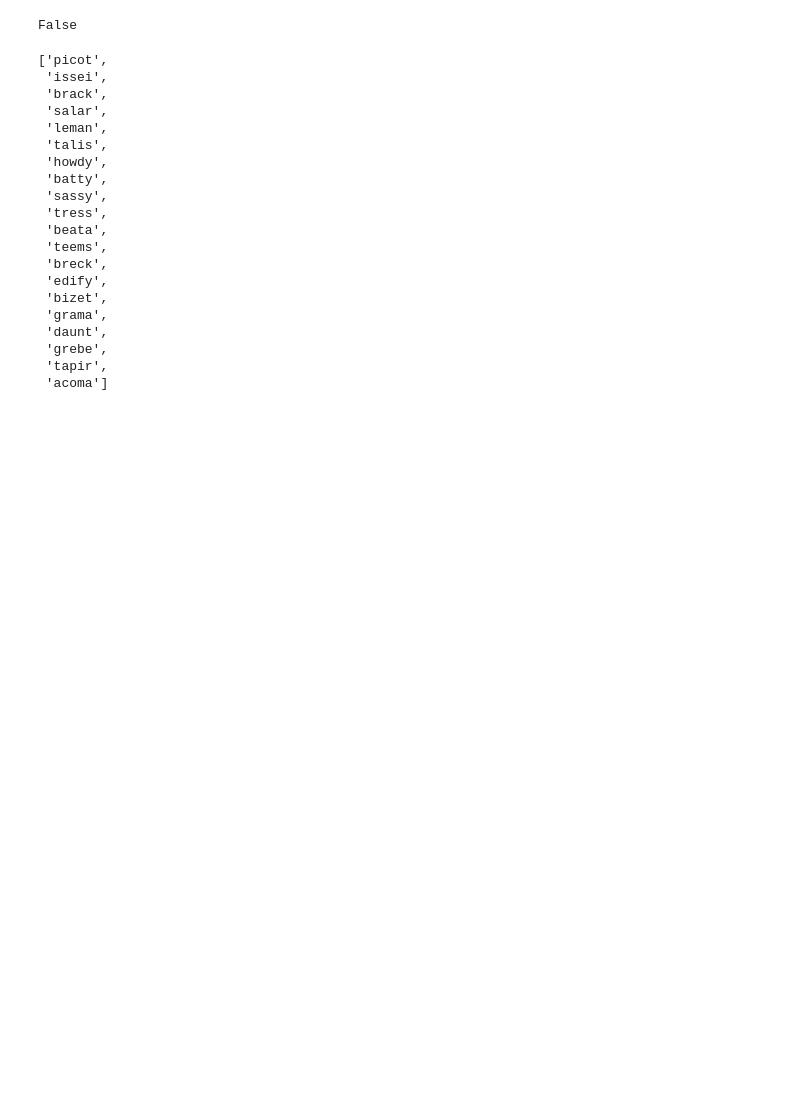
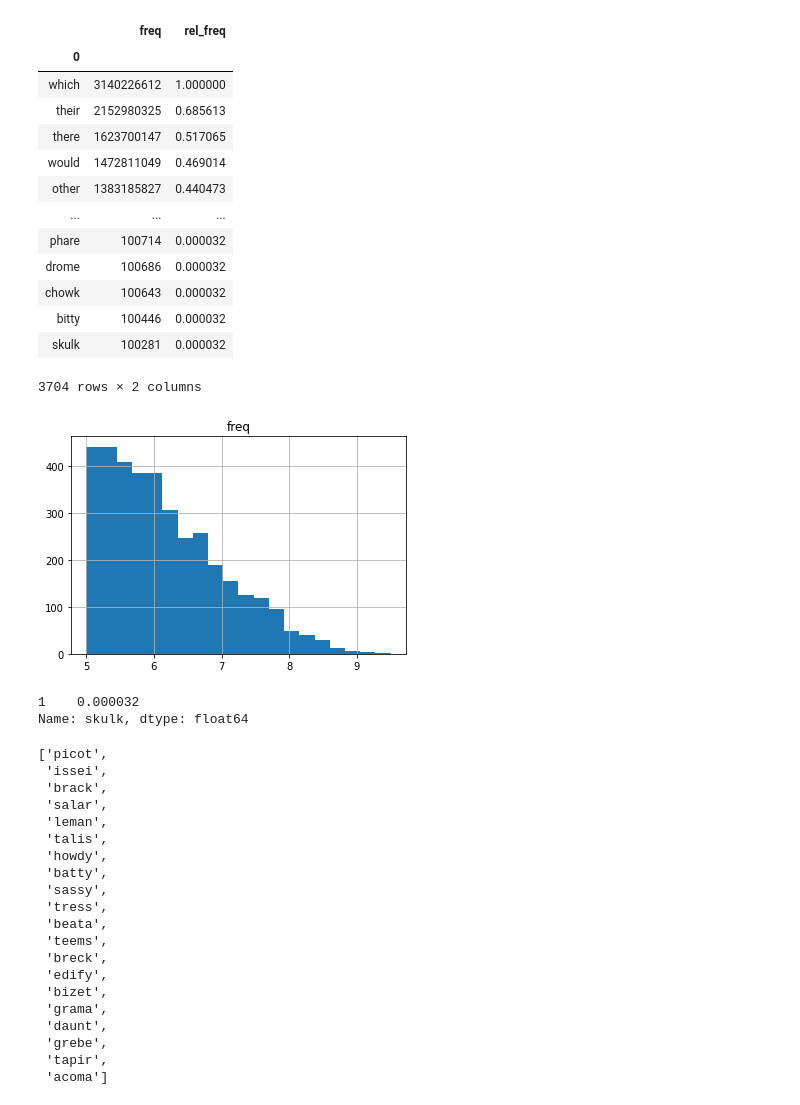
Before and after one commit to benton-anderson/wordle-opt, a Jupyter notebook: notebooks/BJA-01.2-parse-most-common-words.ipynb, the cells around one changed output. Drawn from its saved outputs; the diff is of its cells as text; code cells hidden in the pictures; blank space fills up the shorter version.

```diff
--- a/notebooks/BJA-01.2-parse-most-common-words.ipynb
+++ b/notebooks/BJA-01.2-parse-most-common-words.ipynb
@@ -5,2 +7,17 @@ import pandas as pd
 import matplotlib.pyplot as plt
 import seaborn as sns
+# %%
+# Scrape the original word list from Wordle
+
+with open(r'..\data\raw\raw_wordle_script.txt', encoding='utf-8') as f:
+    wordle_script = f.read()
+# %%
+raw_word_list = wordle_script.split('var La=[')[1].split('],Ia="present"')[0]
+
+raw_words = raw_word_list.split(',')
+words = []
+for raw_word in raw_words:
+    word = raw_word.strip('"')
+    words.append(word)
+
+words
@@ -18,16 +58,49 @@ for line in urllib.request.urlopen(r'https://raw.githubusercontent.com/eneko/dat
 
 #     if i == 10:
 #         break
-# %%
-'GARBO' in english
-# %% [output]
-False
 # %%
 d = {x: [] for x in range(1, 50)}
 for line in urllib.request.urlopen(r'http://norvig.com/google-books-common-words.txt'):
     word = (line.decode('utf-8')).split('\t')[0].lower()
     if word in english:
         d[len(word)].append(word)
+# %%
+flw_with_freq = []  # flw = five letter words
+for line in urllib.request.urlopen(r'http://norvig.com/google-books-common-words.txt'):
+    line = (line.decode('utf-8')).split('\t')
+    word = line[0].lower()
+    freq = line[1].split('\n')[0]
+    if word in english and len(word) == 5:
+        flw_with_freq.append((word, freq))
+# %%
+flwfreqdf = pd.DataFrame(flw_with_freq).set_index(0).astype('int64')
+flwfreqdf.columns = ['freq'] #.rename({'1': 'freq'}, inplace=True)
+# display(flwfreqdf)
+np.log10(flwfreqdf).hist(bins=20)
+flwfreqdf['rel_freq'] = flwfreqdf / flwfreqdf.max()
+flwfreqdf.to_csv(r'..\data\processed\flw_with_frequencies.csv')
+flwfreqdf
+# %% [output]
+|  | freq | rel_freq |
+| 0 |  |  |
+| which | 3140226612 | 1.000000 |
+| their | 2152980325 | 0.685613 |
+| there | 1623700147 | 0.517065 |
+| would | 1472811049 | 0.469014 |
+| other | 1383185827 | 0.440473 |
+| ... | ... | ... |
+| phare | 100714 | 0.000032 |
+| drome | 100686 | 0.000032 |
+| chowk | 100643 | 0.000032 |
+| bitty | 100446 | 0.000032 |
+| skulk | 100281 | 0.000032 |
+3704 rows × 2 columns
+[figure, added]
+# %%
+flwfreqdf.loc['skulk']
+# %% [output]
+1    0.000032
+Name: skulk, dtype: float64
 # %%
 i = 3000
 d[5][i:i+20]
```
Also changed, not shown: parts of 7 cells of this notebook, 12 other files.
